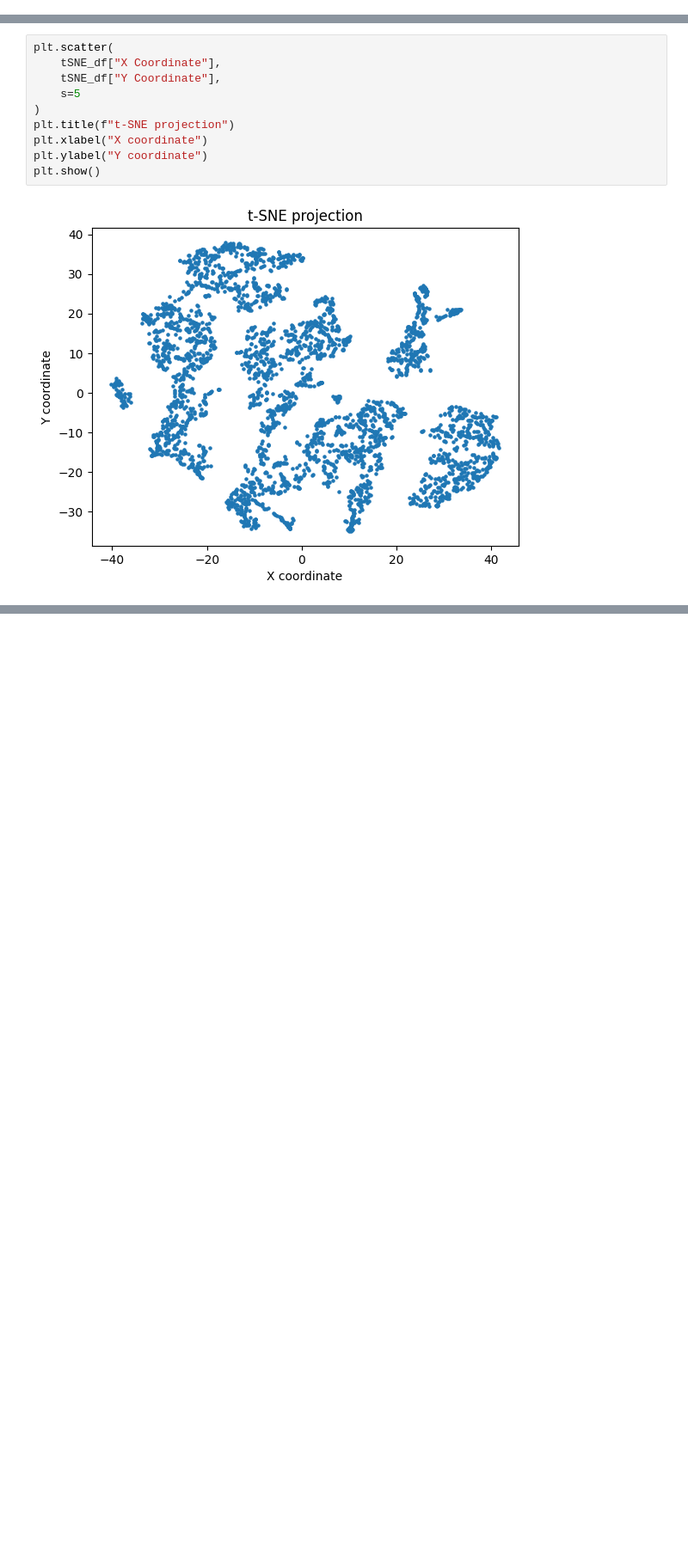
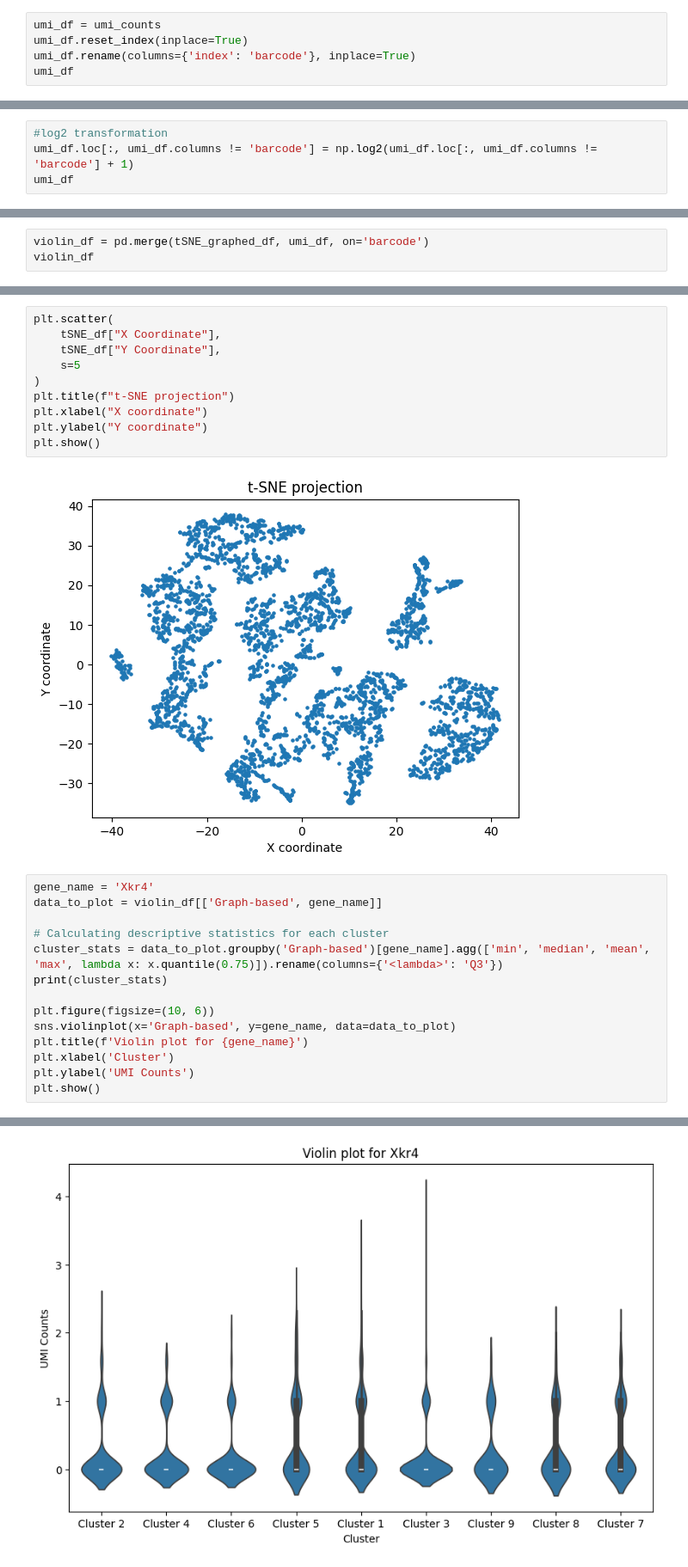
Before and after one commit to ScheWann/A-Part-to-Whole-Circular-Cell-Explorer, a Jupyter notebook: RedesignChallenge/Python/GeneProcess.ipynb, the cells around one changed output, grey strips where cells are left out. Shown at 86% size. Saved outputs shown, nothing was run; the diff lists cells and outputs as text; blank space fills up the shorter version.

```diff
--- a/RedesignChallenge/Python/GeneProcess.ipynb
+++ b/RedesignChallenge/Python/GeneProcess.ipynb
@@ -254,0 +255,5 @@ umi_counts
+# %%
+umi_df = umi_counts
+umi_df.reset_index(inplace=True)
+umi_df.rename(columns={'index': 'barcode'}, inplace=True)
+umi_df
@@ -271,0 +308,4 @@ tSNE_graphed_df
+# %%
+#log2 transformation
+umi_df.loc[:, umi_df.columns != 'barcode'] = np.log2(umi_df.loc[:, umi_df.columns != 'barcode'] + 1)
+umi_df
@@ -271,0 +363,3 @@ tSNE_graphed_df
+# %%
+violin_df = pd.merge(tSNE_graphed_df, umi_df, on='barcode')
+violin_df
@@ -420,3 +528,18 @@ plt.ylabel("Y coordinate")
 plt.show()
 # %% [output]
 [figure]
+# %%
+gene_name = 'Xkr4'
+data_to_plot = violin_df[['Graph-based', gene_name]]
+
+# Calculating descriptive statistics for each cluster
+cluster_stats = data_to_plot.groupby('Graph-based')[gene_name].agg(['min', 'median', 'mean', 'max', lambda x: x.quantile(0.75)]).rename(columns={'<lambda>': 'Q3'})
+print(cluster_stats)
+
+plt.figure(figsize=(10, 6))
+sns.violinplot(x='Graph-based', y=gene_name, data=data_to_plot)
+plt.title(f'Violin plot for {gene_name}')
+plt.xlabel('Cluster')
+plt.ylabel('UMI Counts')
+plt.show()
+# %% [output]
@@ -422,0 +557 @@ plt.show()
+[figure, added]
```
Also changed, not shown: parts of 10 cells of this notebook, 4 other files.
